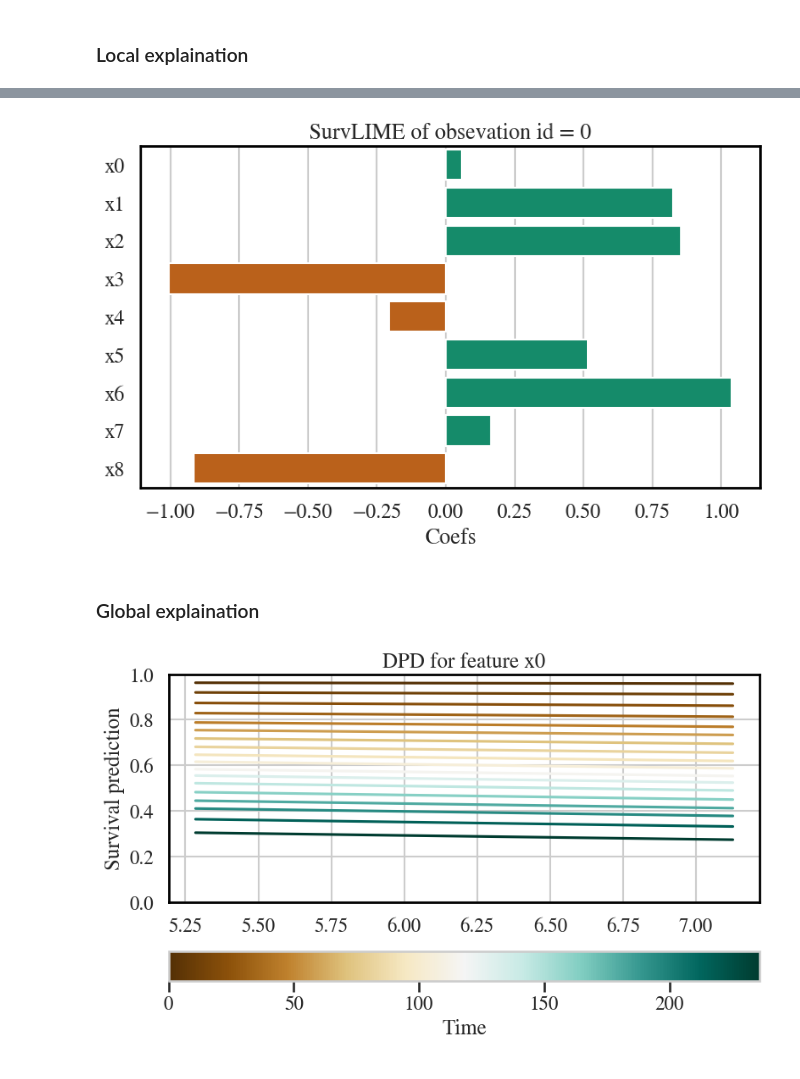
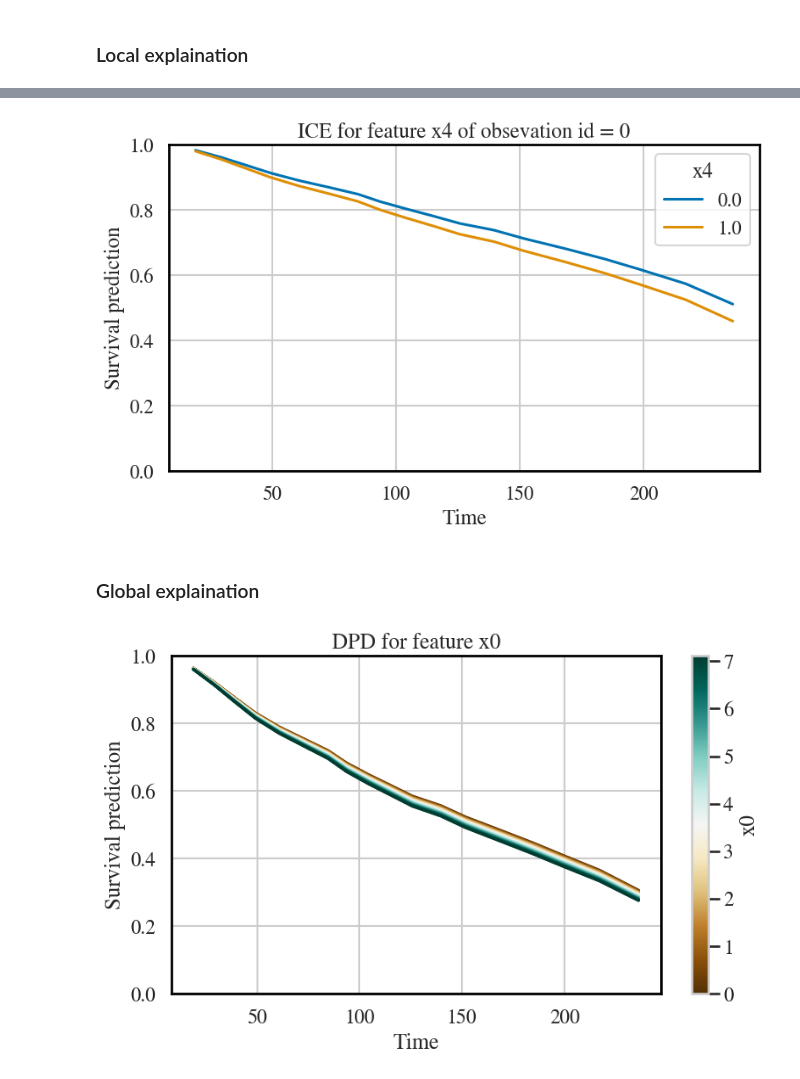
Before and after one commit to TeamHeKA/survinsights, a Jupyter notebook: tutorials.ipynb, the cells around one changed output, grey strips where cells are left out. Cells and saved outputs as stored; diff of their text form; code cells hidden in the pictures.

```diff
--- a/tutorials.ipynb
+++ b/tutorials.ipynb
@@ -114,7 +130,13 @@ SurvLIME_df = local_explaination.SurvLIME(model_explainer, explained_data, surv_
-# %%
-local_explaination.plot_SurvLIME(SurvLIME_df)
-# %% [output]
-[figure, removed]
+# %%
+# individual conditional expectation
+explained_feature = "x4"
+ICE_df = local_explaination.individual_conditional_expectation(model_explainer,
+                                                               explained_feature,
+                                                               n_sel_samples=10,
+                                                               n_grid_points=10)
+local_explaination.plot_ICE(model_explainer, ICE_df, explained_feature)
+# %% [output]
+[figure, added]
 # %% [markdown]
 ### Global explaination
 # %%
@@ -123,9 +145,9 @@ from src import global_explaination
 # partial dependence plot
 explained_feature = "x0"
 PDP_df = global_explaination.partial_dependence_plots(model_explainer, explained_feature, n_sel_samples=10)
-global_explaination.plot_PDP(PDP_df)
+global_explaination.plot_PDP(model_explainer, PDP_df, explained_feature)
 # %% [output]
-[figure, old version]
+[figure, new version]
 # %%
 # permuatation feature importance
 eval_times = np.unique(surv_label[:, 0])[10::100]
```
Also changed, not shown: parts of 9 cells of this notebook.
